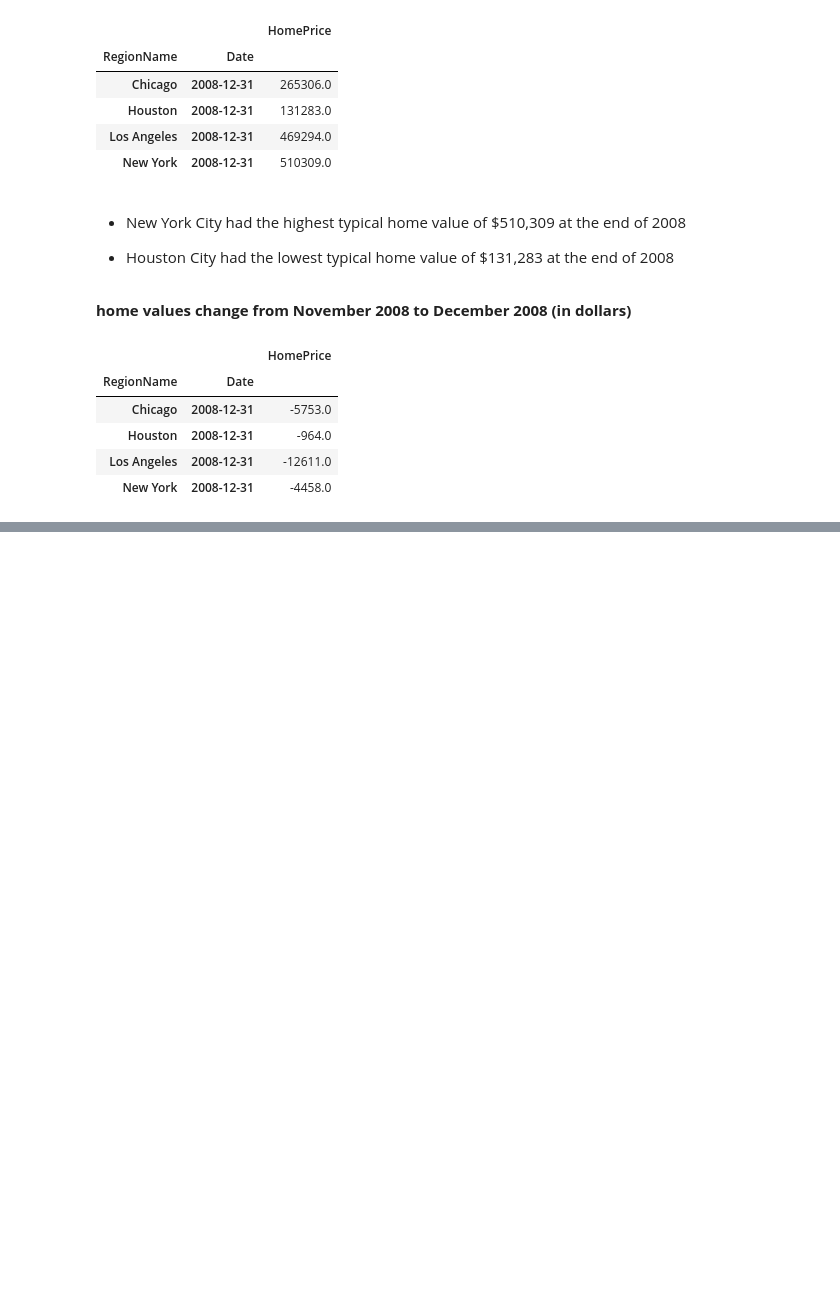
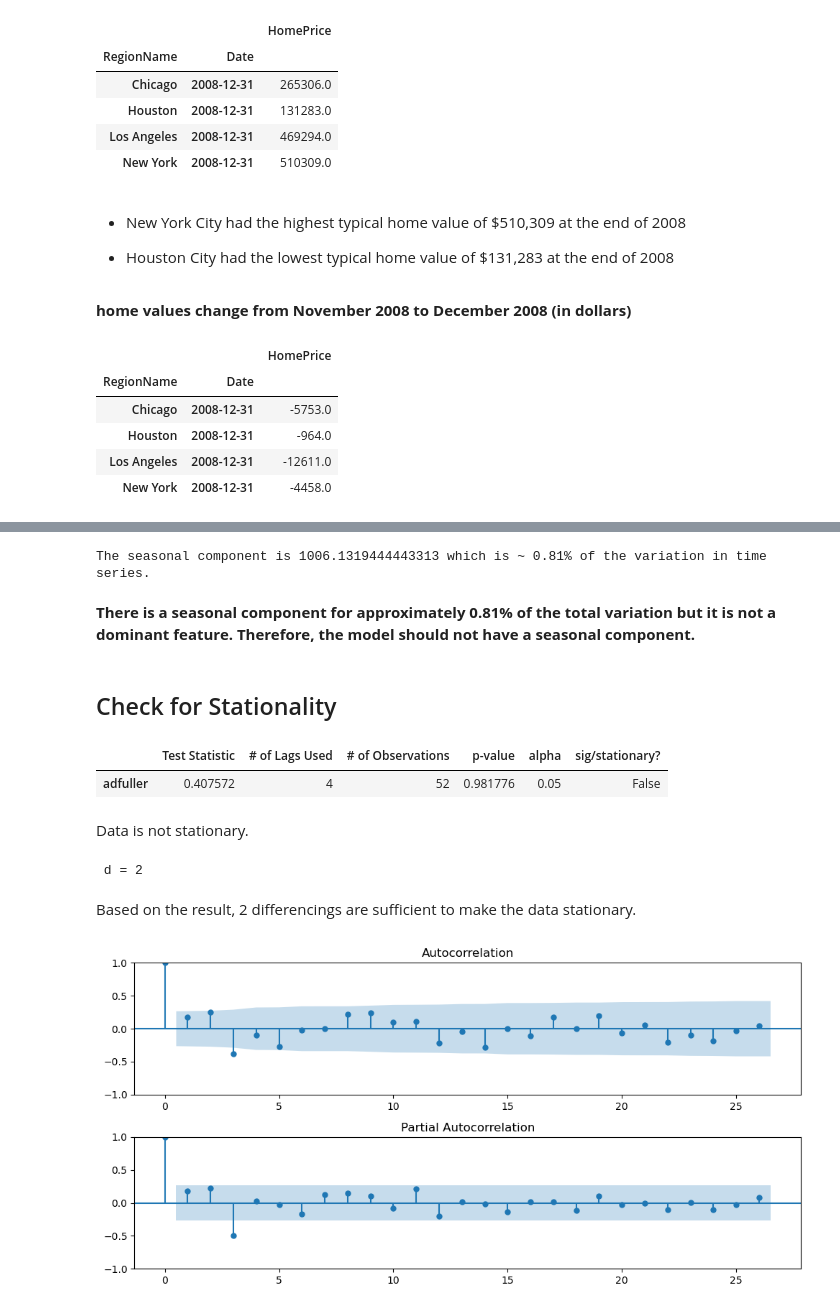
Before and after one commit to Qisam0322/Preparing_Time_Series_From_Wide-Form_Data, a Jupyter notebook: Preparing_Time_Series_from_Wide-Form_Data.ipynb, the cells around one changed output, grey strips where cells are left out. Cells and saved outputs as stored; diff of their text form; code cells hidden in the pictures; blank space fills up the shorter version.

```diff
--- a/Preparing_Time_Series_from_Wide-Form_Data.ipynb
+++ b/Preparing_Time_Series_from_Wide-Form_Data.ipynb
@@ -205,0 +383,33 @@ ts_diff
+# %%
+# Check how big the seasonal component is and how big the seasonal component is relative to the time series.
+seasonal_delta = decomp.seasonal.max() - decomp.seasonal.min()
+print(f'The seasonal component is {seasonal_delta} which is ~ {seasonal_delta/(df_model.max()-df_model.min())*100:.2f}% of the variation in time series.')
+# %% [output]
+The seasonal component is 1006.1319444443313 which is ~ 0.81% of the variation in time series.
+# %% [markdown]
+**There is a seasonal component for approximately 0.81% of the total variation but it is not a dominant feature. Therefore, the model should not have a seasonal component.**
+# %% [markdown]
+## Check for Stationality
+# %%
+# Check for time series for stationarity
+# Use adfuller to check to see if data is stationary
+get_adfuller_results(df_model)
+# %% [output]
+|  | Test Statistic | # of Lags Used | # of Observations | p-value | alpha | sig/stationary? |
+| adfuller | 0.407572 | 4 | 52 | 0.981776 | 0.05 | False |
+# %% [markdown]
+Data is not stationary.
+# %%
+# Determine the number of differencing needed to make the data stationary
+d = ndiffs(df_model)
+print(f' d = {d}')
+# %% [output]
+ d = 2
+# %% [markdown]
+Based on the result, 2 differencings are sufficient to make the data stationary.
+# %%
+# Check the ACF/PACF Plots of the differenced data to determine the orders
+df_diff = df_model.diff().diff().dropna()
+plot_acf_pacf(df_diff,nlags=26);
+# %% [output]
+[figure, added]
```
Also changed, not shown: parts of 52 cells of this notebook.
